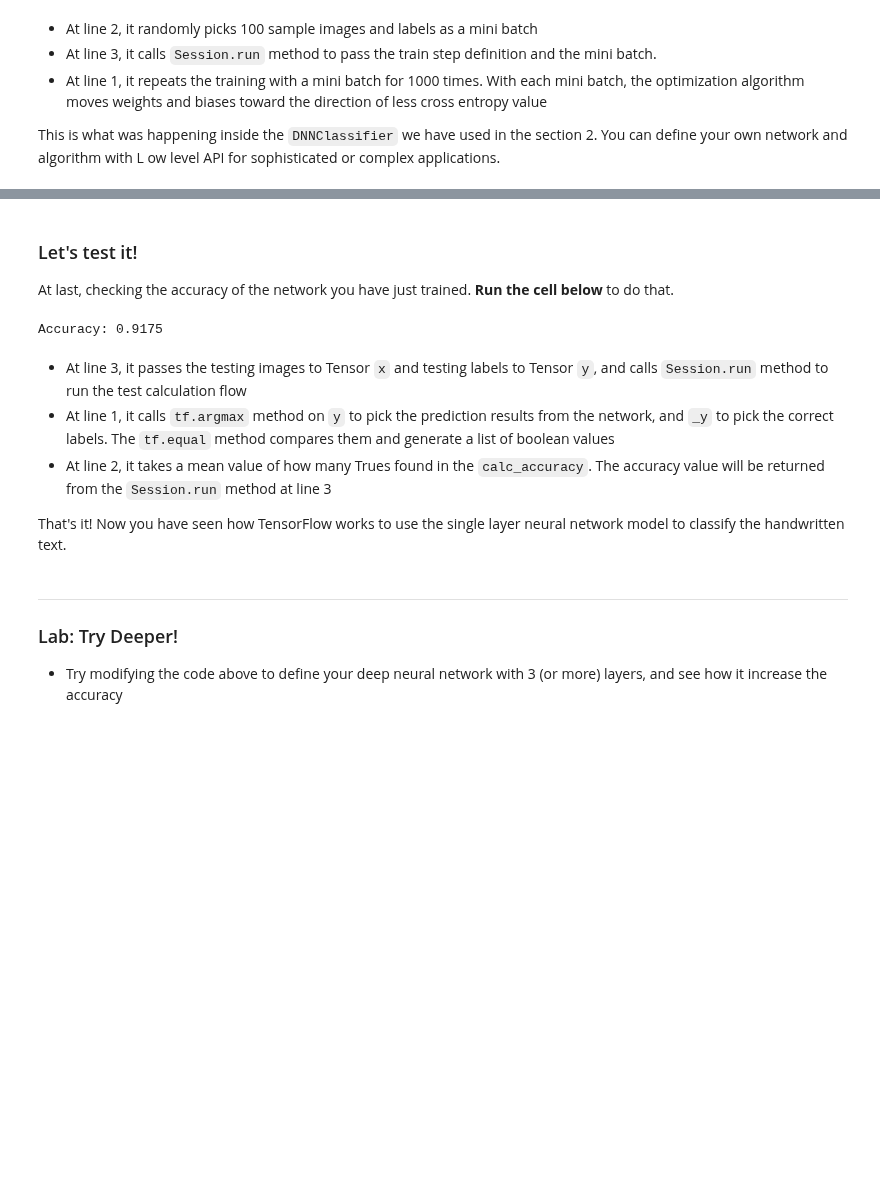
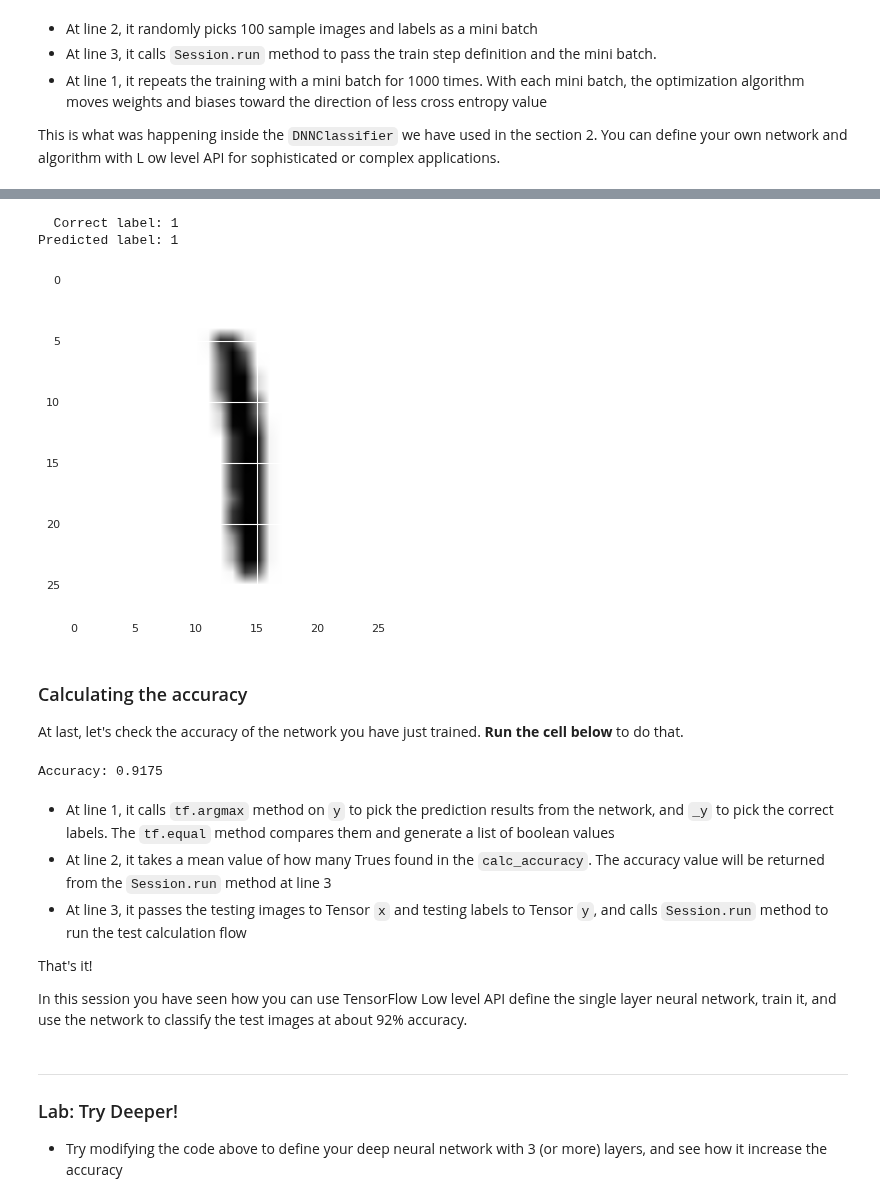
Before and after one commit to chakas/TensorFlow-for-absolute-beginners, a Jupyter notebook: 4. Classify MNIST images with TensorFlow.ipynb, the cells around one changed output, grey strips where cells are left out. Saved outputs shown, nothing was run; the diff lists cells and outputs as text; code cells hidden in the pictures; blank space fills up the shorter version.

```diff
--- a/4. Classify MNIST images with TensorFlow.ipynb
+++ b/4. Classify MNIST images with TensorFlow.ipynb
@@ -322,0 +329,4 @@ This is what was happening inside the `DNNClassifier` we have used in the sectio
+# %%
+predict_label = tf.argmax(y, 1)
+predicted_labels = sess.run(predict_label, {x: mnist.test.images})
+print(predicted_labels)
@@ -323,5 +340,17 @@ This is what was happening inside the `DNNClassifier` we have used in the sectio
+# %%
+def show_image_and_predicted_label(i):
+  print("  Correct label: " + str(np.argmax(mnist.test.labels[i])))
+  print("Predicted label: " + str(predicted_labels[i]))
+  plt.imshow(mnist.test.images[i].reshape(28, 28)).set_cmap('Greys')
+
+from IPython.html.widgets import interact
+interact(show_image_and_predicted_label, i=(-0, 99));
+# %% [output]
+  Correct label: 1
+Predicted label: 1
+[figure, added]
 # %% [markdown]
-### Let's test it!
+### Calculating the accuracy
 
-At last, checking the accuracy of the network you have just trained. **Run the cell below** to do that.
+At last, let's check the accuracy of the network you have just trained. **Run the cell below** to do that.
 # %%
@@ -332,11 +361,13 @@ print('Accuracy: ' + str(accuracy))
 # %% [output]
 Accuracy: 0.9175
 # %% [markdown]
-- At line 3, it passes the testing images to Tensor `x` and testing labels to Tensor `y`, and calls `Session.run` method to run the test calculation flow
 - At line 1, it calls `tf.argmax` method on `y` to pick the prediction results from the network, and `_y` to pick the correct labels. The `tf.equal` method compares them and generate a list of boolean values
 - At line 2, it takes a mean value of how many Trues found in the `calc_accuracy`. The accuracy value will be returned from the `Session.run` method at line 3
+- At line 3, it passes the testing images to Tensor `x` and testing labels to Tensor `y`, and calls `Session.run` method to run the test calculation flow
 
-That's it! Now you have seen how TensorFlow works to use the single layer neural network model to classify the handwritten text.
+That's it!
+
+In this session you have seen how you can use TensorFlow Low level API define the single layer neural network, train it, and use the network to classify the test images at about 92% accuracy.
 # %% [markdown]
 ---
 ### Lab: Try Deeper!
```
Also changed, not shown: parts of 5 cells of this notebook.
